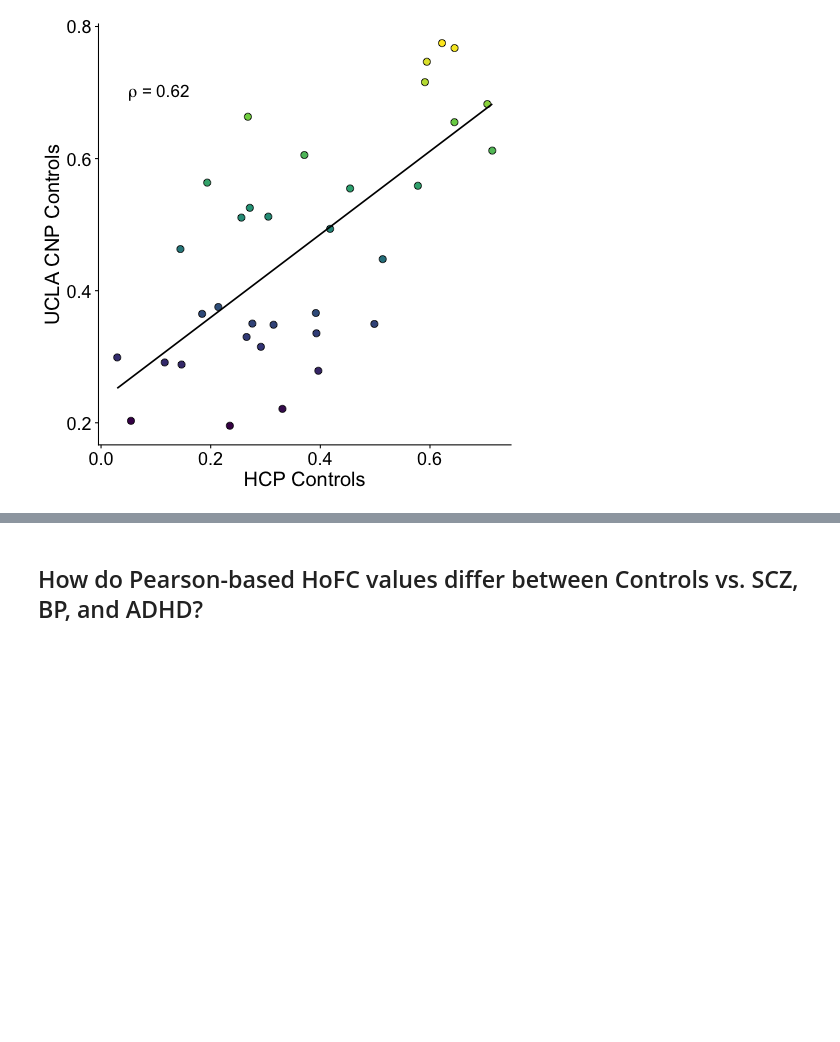
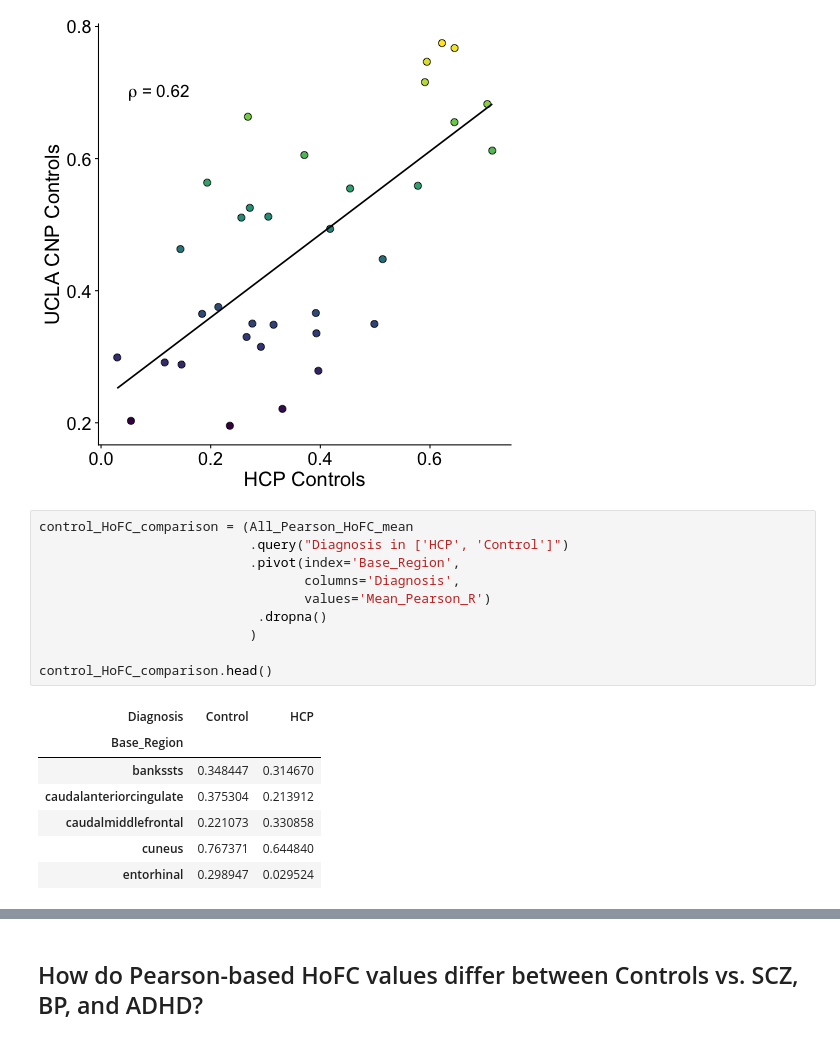
Before and after one commit to DynamicsAndNeuralSystems/Directed_information_fMRI, a Jupyter notebook: data_visualization/2_Pearson_HoFC_neuropsychiatric.ipynb, the cells around one changed output, grey strips where cells are left out. Cells and saved outputs as stored; diff of their text form; blank space fills up the shorter version.

```diff
--- a/data_visualization/2_Pearson_HoFC_neuropsychiatric.ipynb
+++ b/data_visualization/2_Pearson_HoFC_neuropsychiatric.ipynb
@@ -173,3 +182,21 @@ R[write to console]: 3: The following aesthetics were dropped during statistical
 ℹ Did you forget to specify a `group` aesthetic or to convert a numerical
   variable into a factor?
 [figure]
+# %%
+control_HoFC_comparison = (All_Pearson_HoFC_mean
+                           .query("Diagnosis in ['HCP', 'Control']")
+                           .pivot(index='Base_Region',
+                                  columns='Diagnosis',
+                                  values='Mean_Pearson_R')
+                            .dropna()
+                           )
+
+control_HoFC_comparison.head()
+# %% [output]
+| Diagnosis | Control | HCP |
+| Base_Region |  |  |
+| bankssts | 0.348447 | 0.314670 |
+| caudalanteriorcingulate | 0.375304 | 0.213912 |
+| caudalmiddlefrontal | 0.221073 | 0.330858 |
+| cuneus | 0.767371 | 0.644840 |
+| entorhinal | 0.298947 | 0.029524 |
```
Also changed, not shown: parts of 2 cells of this notebook, 9 other files.
